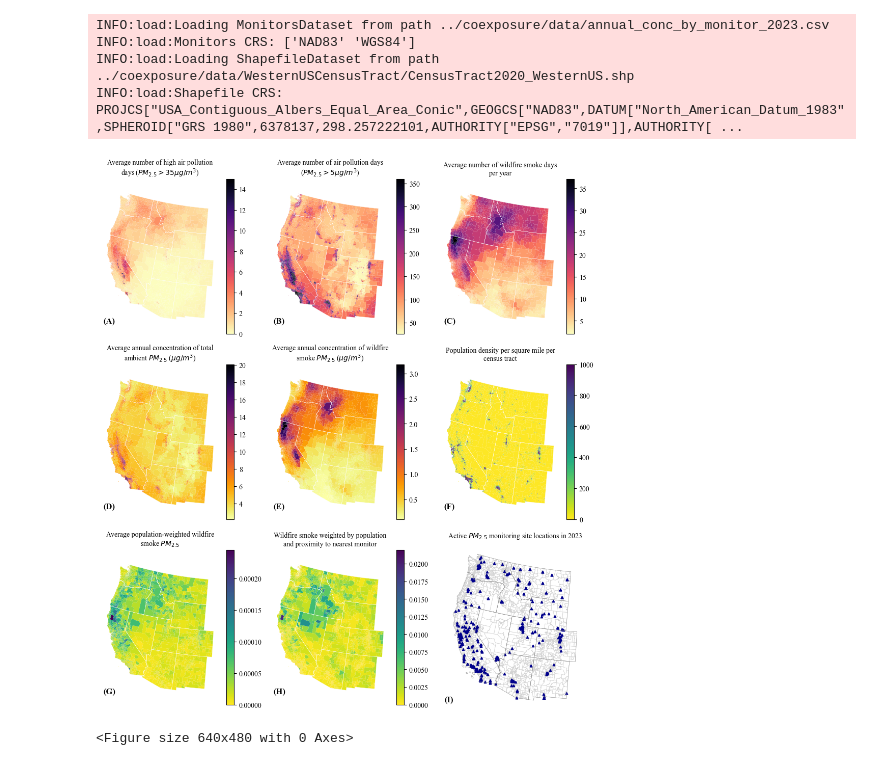
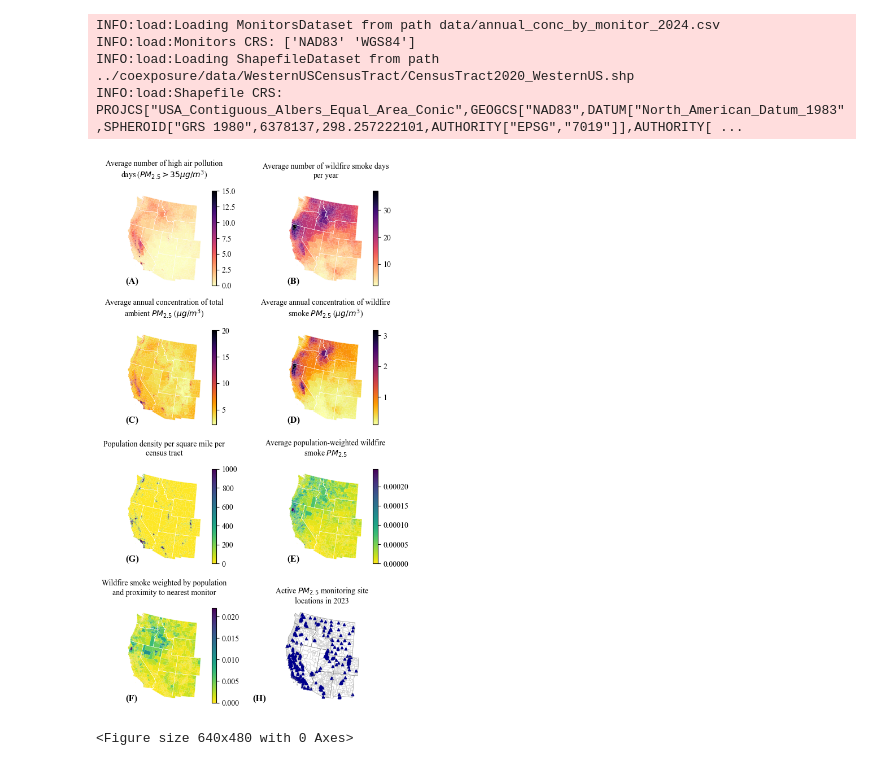
Before and after one commit to atrisovic/wildfire-monitors, a Jupyter notebook: plots.ipynb, the cells around one changed output. Cells and saved outputs as stored; diff of their text form; code cells hidden in the pictures.

Commit message:
eight plots

```diff
--- a/plots.ipynb
+++ b/plots.ipynb
@@ -170,7 +161,7 @@ def draw_C(ax):
     ax.set_axis_off()
 
     plt.tight_layout()
-    ax.annotate("(C)", xy=(0.02, 0.02), xycoords="axes fraction", fontsize=12, fontweight="bold")
+    ax.annotate("(B)", xy=(0.02, 0.02), xycoords="axes fraction", fontsize=12, fontweight="bold")
     #plt.savefig("figures/avg_yrly_smoke_pm_gt_5.png", dpi=300, bbox_inches='tight')
 # %%
 conc_cmap = "inferno_r"
@@ -202,7 +193,7 @@ def draw_D(ax):
     ax.set_axis_off()
     plt.axis('equal')
     plt.tight_layout()
-    ax.annotate("(D)", xy=(0.02, 0.02), xycoords="axes fraction", fontsize=12, fontweight="bold")
+    ax.annotate("(C)", xy=(0.02, 0.02), xycoords="axes fraction", fontsize=12, fontweight="bold")
     #plt.savefig("figures/centract_hotspots_wc_mean_pm25_air"+x+".png", dpi=300, bbox_inches='tight')
     #plt.show()
 
@@ -224,7 +215,7 @@ def draw_E(ax):
 
     plt.tight_layout()
     #plt.savefig("figures/centract_hotspots_wc_241028.png", dpi=300, bbox_inches='tight')
-    ax.annotate("(E)", xy=(0.02, 0.02), xycoords="axes fraction", fontsize=12, fontweight="bold")
+    ax.annotate("(D)", xy=(0.02, 0.02), xycoords="axes fraction", fontsize=12, fontweight="bold")
 
 def draw_popw(ax, annotation):
     norm = None
@@ -300,25 +291,26 @@ def draw_population(ax, annotation):
     # plt.savefig("figures/wg_exp_d.png", dpi=300, bbox_inches='tight')
     # plt.show()
 # %%
-fig, axes = plt.subplots(3, 3, figsize=(10, 11))
+fig, axes = plt.subplots(4, 2, figsize=(6, 10))
 
 draw_A(axes[0, 0])
-draw_B(axes[0, 1])
-draw_C(axes[0, 2])
+#draw_B(axes[0, 1])
+draw_C(axes[0, 1])
 draw_D(axes[1, 0])
 draw_E(axes[1, 1])
 
-draw_population(axes[1, 2], "(F)")
-draw_popw(axes[2, 0], "(G)")
-draw_popdistw(axes[2, 1], "(H)")
 
-MonitorsDataset().plotMonitors(ax=axes[2, 2], annotation="(I)")
+draw_popw(axes[2, 1], "(E)")
+draw_popdistw(axes[3, 0], "(F)")
+
+draw_population(axes[2, 0], "(G)")
+MonitorsDataset().plotMonitors(ax=axes[3, 1], annotation="(H)")
 plt.tight_layout()
 plt.show()
 # %% [output]
-INFO:load:Loading MonitorsDataset from path ../coexposure/data/annual_conc_by_monitor_2023.csv
+INFO:load:Loading MonitorsDataset from path data/annual_conc_by_monitor_2024.csv
 INFO:load:Monitors CRS: ['NAD83' 'WGS84']
 INFO:load:Loading ShapefileDataset from path ../coexposure/data/WesternUSCensusTract/CensusTract2020_WesternUS.shp
 INFO:load:Shapefile CRS: PROJCS["USA_Contiguous_Albers_Equal_Area_Conic",GEOGCS["NAD83",DATUM["North_American_Datum_1983",SPHEROID["GRS 1980",6378137,298.257222101,AUTHORITY["EPSG","7019"]],AUTHORITY[ ...
-[figure, old version]
+[figure, new version]
 <Figure size 640x480 with 0 Axes>
```
Also changed, not shown: parts of 8 cells of this notebook.
